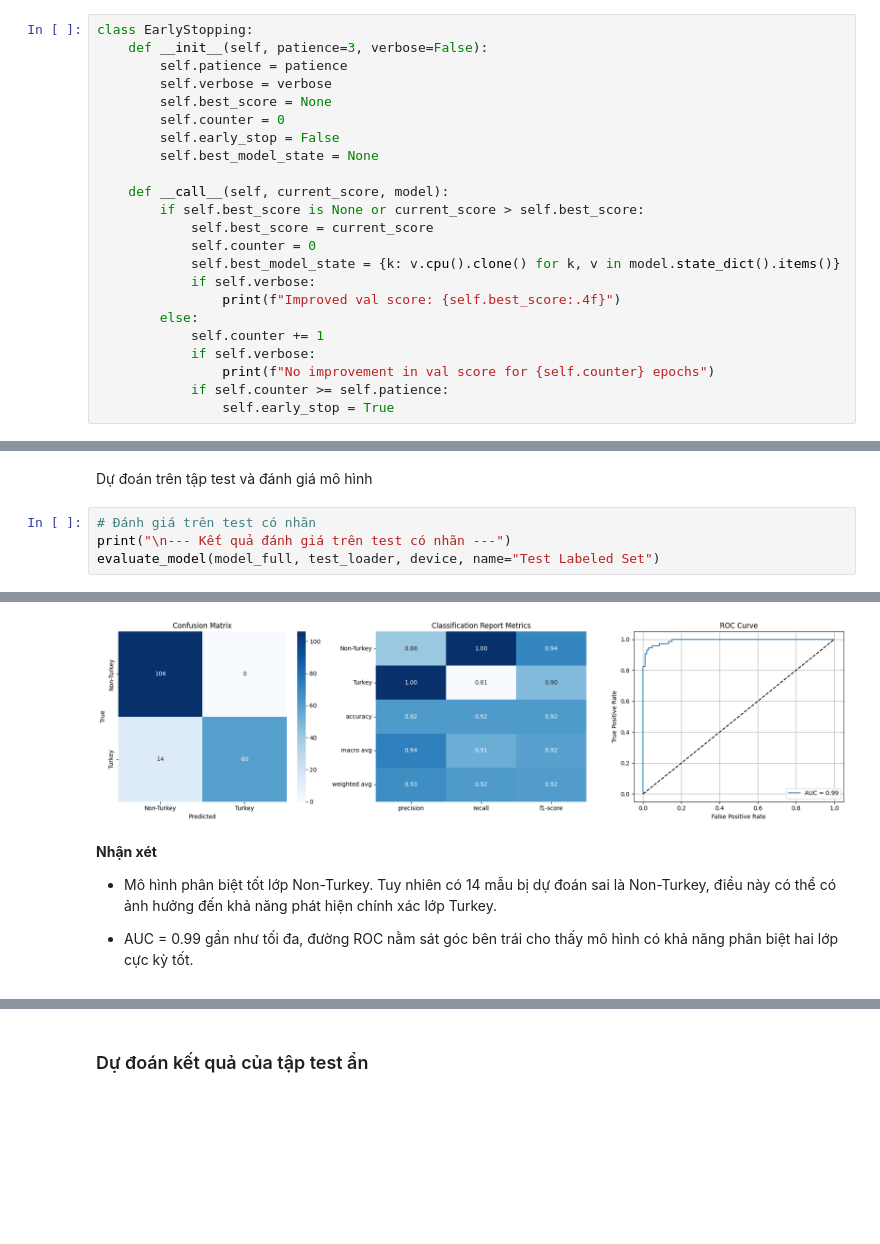
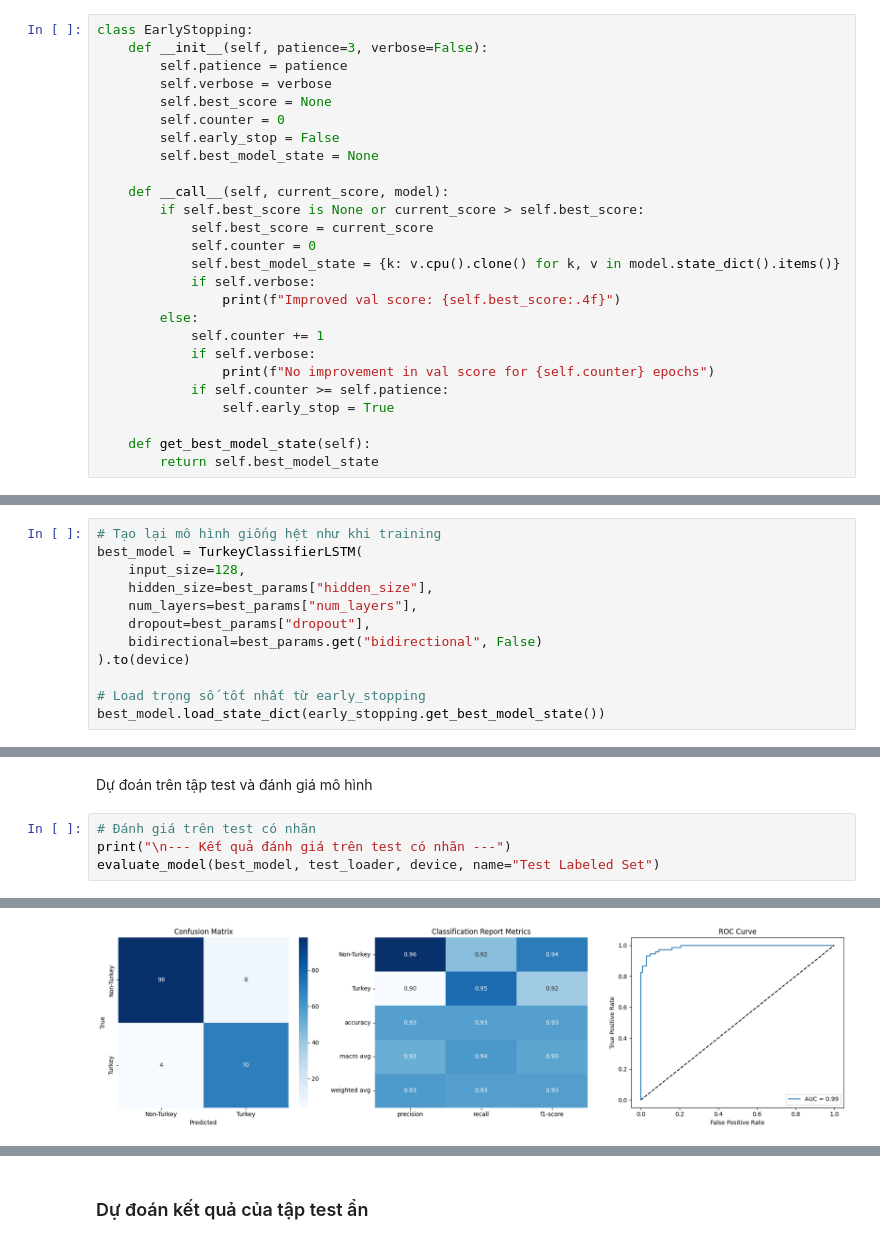
Before and after one commit to MyTruong28022004/Machine_Learning, a Jupyter notebook: Phase_3/RNN_final.ipynb, the cells around one changed output, grey strips where cells are left out. Cells and saved outputs as stored; diff of their text form; blank space fills up the shorter version.

```diff
--- a/Phase_3/RNN_final.ipynb
+++ b/Phase_3/RNN_final.ipynb
@@ -198,6 +198,9 @@ class EarlyStopping:
                 print(f"No improvement in val score for {self.counter} epochs")
             if self.counter >= self.patience:
                 self.early_stop = True
+
+    def get_best_model_state(self):
+        return self.best_model_state
 # %% [markdown]
 Sử dụng Optuna để tối ưu siêu tham số cho mô hình LSTM với kỹ thuật Stratified K-Fold Cross Validation và Early Stopping.
 # %%
@@ -555,0 +429,12 @@ Stopped early at epoch 8
+# %%
+# Tạo lại mô hình giống hệt như khi training
+best_model = TurkeyClassifierLSTM(
+    input_size=128,
+    hidden_size=best_params["hidden_size"],
+    num_layers=best_params["num_layers"],
+    dropout=best_params["dropout"],
+    bidirectional=best_params.get("bidirectional", False)
+).to(device)
+
+# Load trọng số tốt nhất từ early_stopping
+best_model.load_state_dict(early_stopping.get_best_model_state())
@@ -560,6 +495,6 @@ Dự đoán trên tập test và đánh giá mô hình
 # %%
 # Đánh giá trên test có nhãn
 print("\n--- Kết quả đánh giá trên test có nhãn ---")
-evaluate_model(model_full, test_loader, device, name="Test Labeled Set")
+evaluate_model(best_model, test_loader, device, name="Test Labeled Set")
 # %% [output]
 --- Kết quả đánh giá trên test có nhãn ---
@@ -577,7 +512 @@ weighted avg       0.93      0.92      0.92       180
-[figure, old version]
+[figure, new version]
-# %% [markdown]
-**Nhận xét**
-
-- Mô hình phân biệt tốt lớp Non-Turkey. Tuy nhiên có 14 mẫu bị dự đoán sai là Non-Turkey, điều này có thể có ảnh hưởng đến khả năng phát hiện chính xác lớp Turkey.
-
-- AUC = 0.99 gần như tối đa, đường ROC nằm sát góc bên trái cho thấy mô hình có khả năng phân biệt hai lớp cực kỳ tốt.
```
Also changed, not shown: parts of 17 cells of this notebook, 1 other file.
